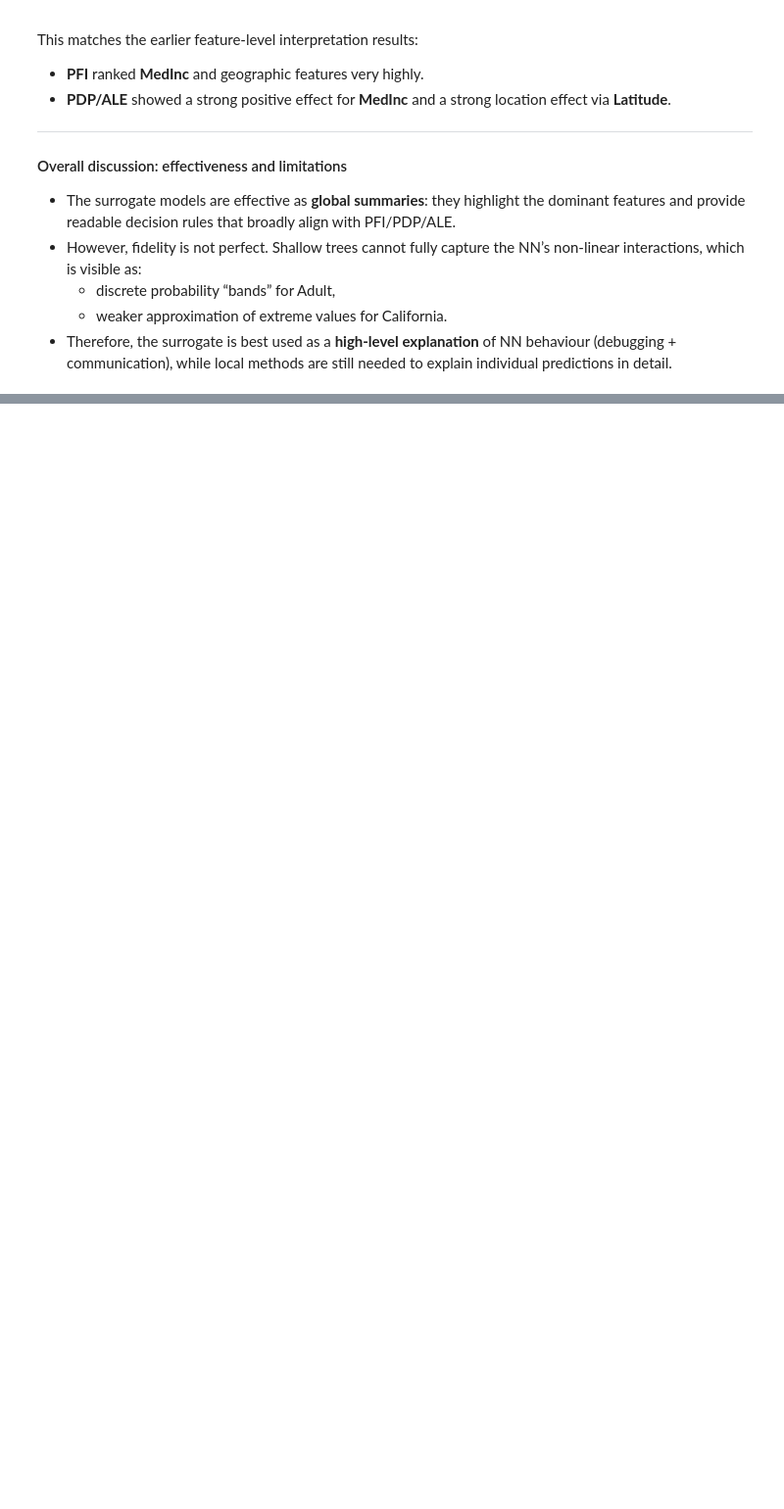
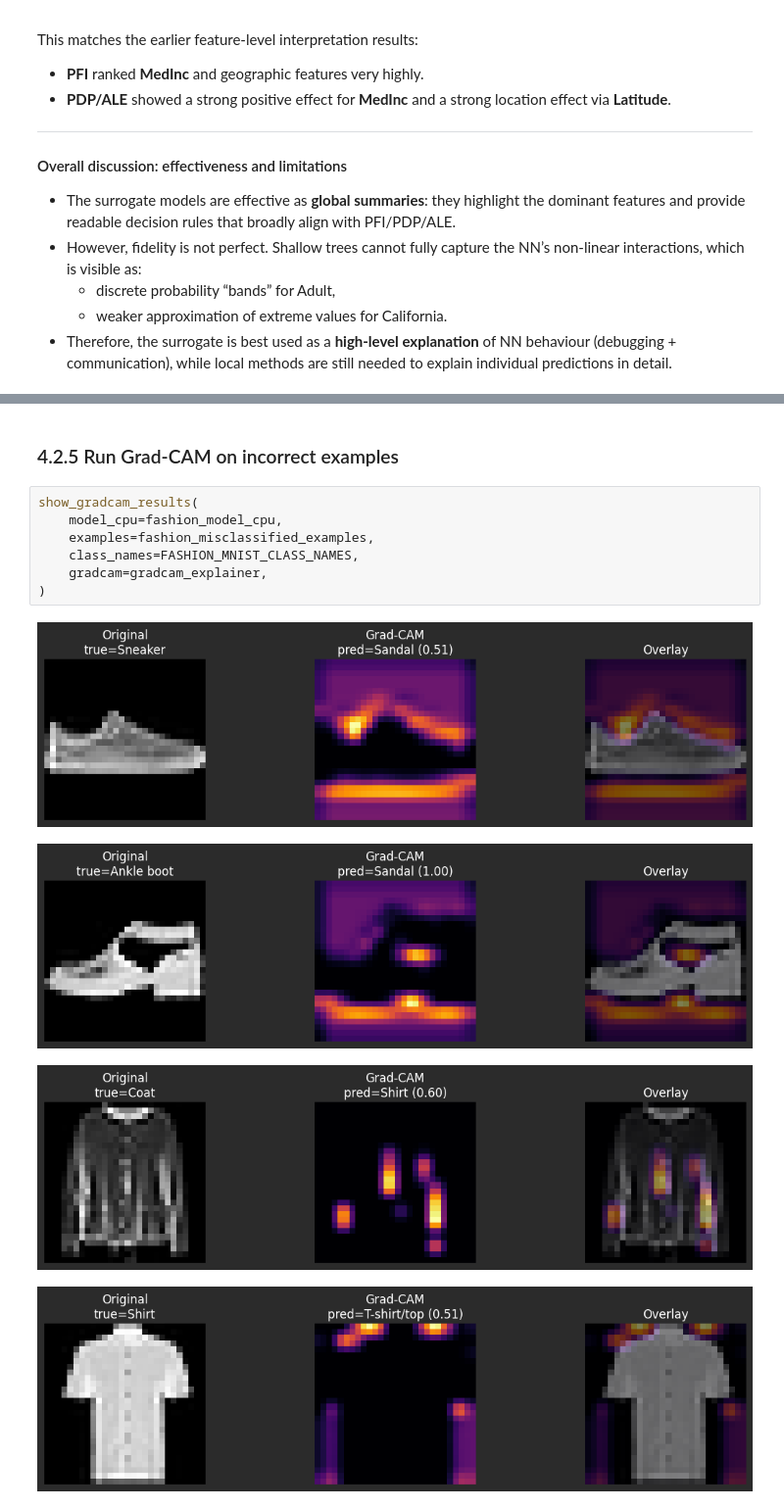
Before and after one commit to eddedomer/Interpertable-AI-for-Deep-Learning-Models, a Jupyter notebook: notebooks/Edvin_Sanfridsson_Love_Carlander_Strandäng.ipynb, the cells around one changed output, grey strips where cells are left out. Shown at 98% size. Saved outputs shown, nothing was run; the diff lists cells and outputs as text; blank space fills up the shorter version.

```diff
--- a/notebooks/Edvin_Sanfridsson_Love_Carlander_Strandäng.ipynb
+++ b/notebooks/Edvin_Sanfridsson_Love_Carlander_Strandäng.ipynb
@@ -1060,0 +1510,14 @@ This matches the earlier feature-level interpretation results:
+# %% [markdown]
+### 4.2.5 Run Grad-CAM on incorrect examples
+# %%
+show_gradcam_results(
+    model_cpu=fashion_model_cpu,
+    examples=fashion_misclassified_examples,
+    class_names=FASHION_MNIST_CLASS_NAMES,
+    gradcam=gradcam_explainer,
+)
+# %% [output]
+[figure, added]
+[figure, added]
+[figure, added]
+[figure, added]
```
Also changed, not shown: parts of 29 cells of this notebook, 2 other files.
